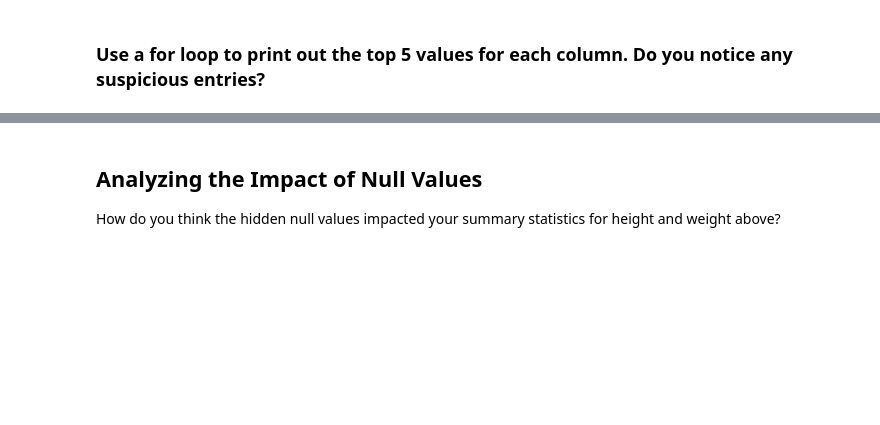
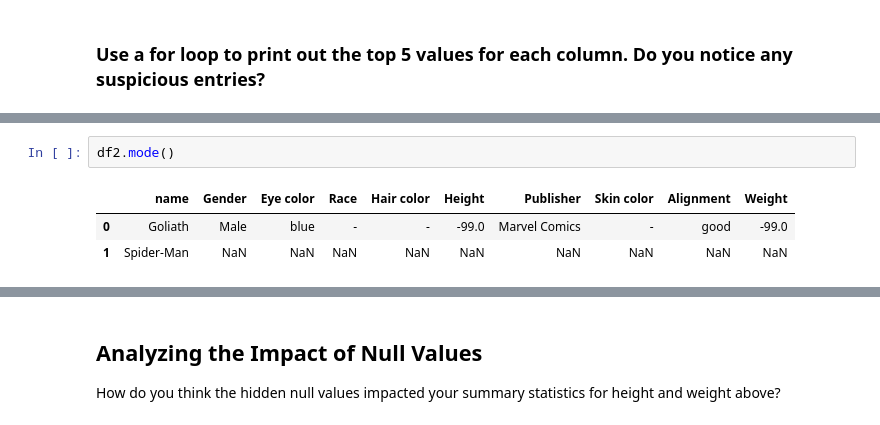
Before and after one commit to learn-co-curriculum/dsc-lp-PANDAS-data-cleaning2, a Jupyter notebook: Data-Cleaning-Student-Version.ipynb, the cells around one changed output, grey strips where cells are left out. Saved outputs shown, nothing was run; the diff lists cells and outputs as text; blank space fills up the shorter version.

```diff
--- a/Data-Cleaning-Student-Version.ipynb
+++ b/Data-Cleaning-Student-Version.ipynb
@@ -137,0 +160,6 @@ Calculate the mean height and weight of the superheros.
+# %%
+df2.mode()
+# %% [output]
+|  | name | Gender | Eye color | Race | Hair color | Height | Publisher | Skin color | Alignment | Weight |
+| 0 | Goliath | Male | blue | - | - | -99.0 | Marvel Comics | - | good | -99.0 |
+| 1 | Spider-Man | NaN | NaN | NaN | NaN | NaN | NaN | NaN | NaN | NaN |
```
Also changed, not shown: parts of 14 cells of this notebook, 1 other file.
